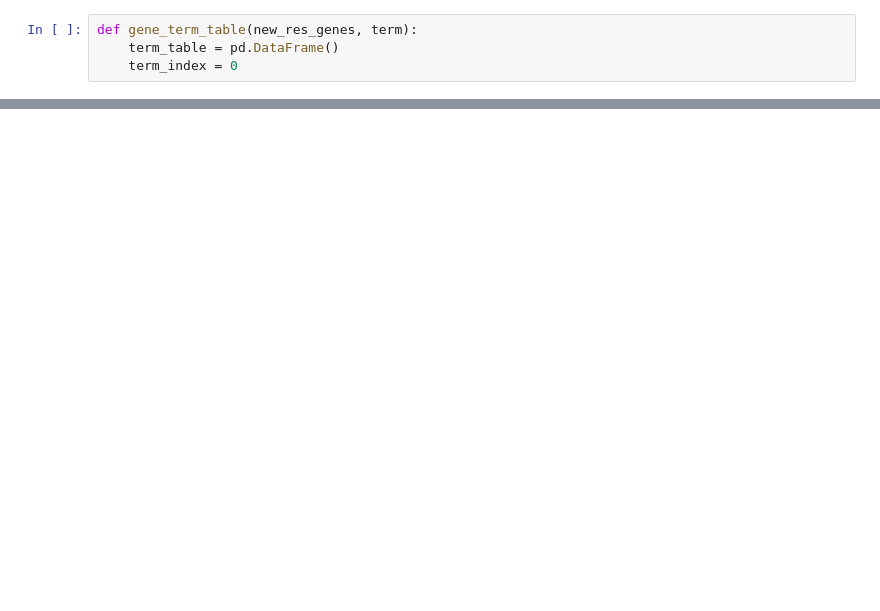
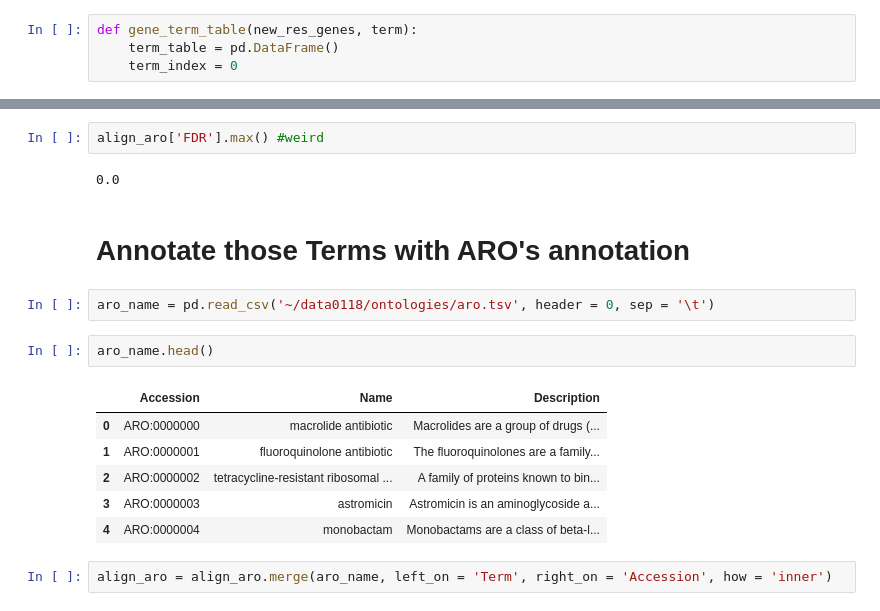
Before and after one commit to algaebrown/resistanceExp, a Jupyter notebook: visualization/exp12_Ontology/20190708_align_ontology.ipynb, the cells around one changed output, grey strips where cells are left out. Saved outputs shown, nothing was run; the diff lists cells and outputs as text; blank space fills up the shorter version.

```diff
--- a/visualization/exp12_Ontology/20190708_align_ontology.ipynb
+++ b/visualization/exp12_Ontology/20190708_align_ontology.ipynb
@@ -260,0 +221,19 @@ align_aro
+# %%
+align_aro['FDR'].max() #weird
+# %% [output]
+0.0
+# %% [markdown]
+# Annotate those Terms with ARO's annotation
+# %%
+aro_name = pd.read_csv('~/data0118/ontologies/aro.tsv', header = 0, sep = '\t')
+# %%
+aro_name.head()
+# %% [output]
+|  | Accession | Name | Description |
+| 0 | ARO:0000000 | macrolide antibiotic | Macrolides are a group of drugs (... |
+| 1 | ARO:0000001 | fluoroquinolone antibiotic | The fluoroquinolones are a family... |
+| 2 | ARO:0000002 | tetracycline-resistant ribosomal ... | A family of proteins known to bin... |
+| 3 | ARO:0000003 | astromicin | Astromicin is an aminoglycoside a... |
+| 4 | ARO:0000004 | monobactam | Monobactams are a class of beta-l... |
+# %%
+align_aro = align_aro.merge(aro_name, left_on = 'Term', right_on = 'Accession', how = 'inner')
```
Also changed, not shown: parts of 38 cells of this notebook.
